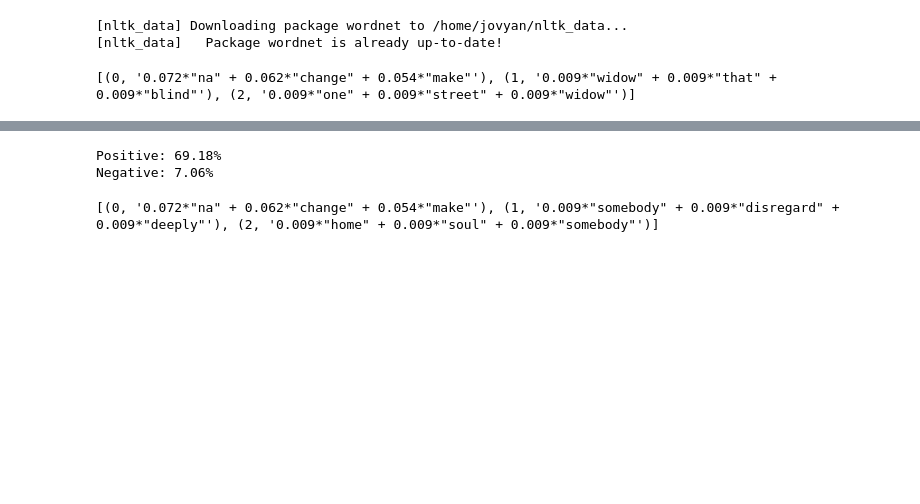
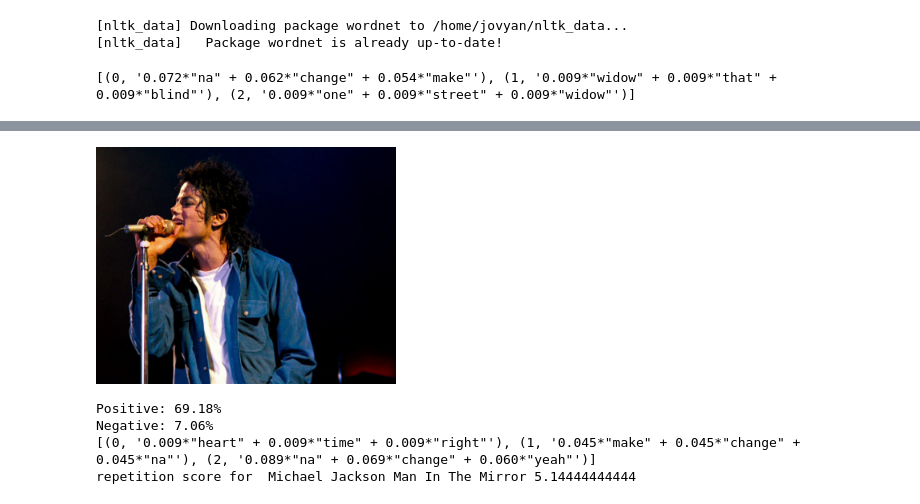
Before and after one commit to alexswshin/musicNculture, a Jupyter notebook: notebook/6_TopicModelling.ipynb, the cells around one changed output, grey strips where cells are left out. Drawn from its saved outputs; the diff is of its cells as text; code cells hidden in the pictures; blank space fills up the shorter version.

Commit message:
improve topic modeling
add images
add more analysis

```diff
--- a/notebook/6_TopicModelling.ipynb
+++ b/notebook/6_TopicModelling.ipynb
@@ -96,9 +119,13 @@ def sentimentAnalysis(artist, title):
+# %%
+Image(filename='../image/mj.jpg',width = 300, height = 300)
+# %% [output]
+[figure, added]
 # %%
 sentimentAnalysis('Michael Jackson', 'Man In The Mirror')
+topicModelling('Michael Jackson', 'Man In The Mirror')
+printReptScore('Michael Jackson', 'Man In The Mirror')
 # %% [output]
 Positive: 69.18%
 Negative: 7.06%
+[(0, '0.009*"heart" + 0.009*"time" + 0.009*"right"'), (1, '0.045*"make" + 0.045*"change" + 0.045*"na"'), (2, '0.089*"na" + 0.069*"change" + 0.060*"yeah"')]
+repetition score for  Michael Jackson Man In The Mirror 5.14444444444
-# %%
-topicModelling('Michael Jackson', 'Man In The Mirror')
-# %% [output]
-[(0, '0.072*"na" + 0.062*"change" + 0.054*"make"'), (1, '0.009*"somebody" + 0.009*"disregard" + 0.009*"deeply"'), (2, '0.009*"home" + 0.009*"soul" + 0.009*"somebody"')]
```
Also changed, not shown: parts of 12 cells of this notebook, 6 other files.
